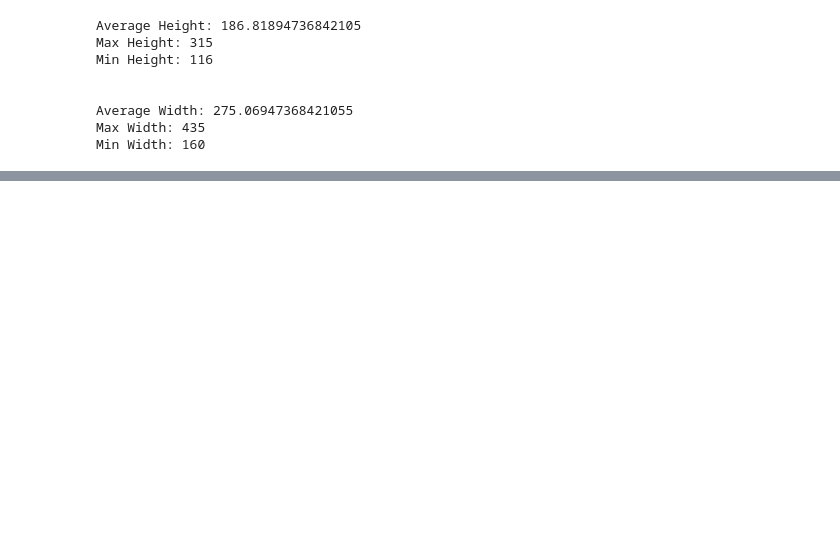
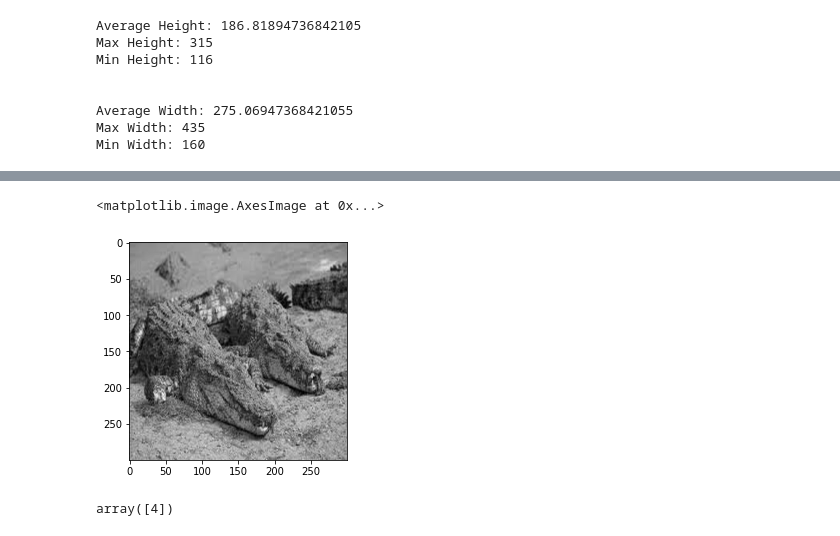
Before and after one commit to LokeshVadlamudi/DeepLearningClass, a Jupyter notebook: sparseCategorial.ipynb, the cells around one changed output, grey strips where cells are left out. Cells and saved outputs as stored; diff of their text form; code cells hidden in the pictures; blank space fills up the shorter version.

```diff
--- a/sparseCategorial.ipynb
+++ b/sparseCategorial.ipynb
@@ -405,0 +563,2 @@ Min Width: 160
+# %%
+train_data_croc = load_training_data("/content/crocs")
@@ -405,0 +569,5 @@ Min Width: 160
+# %%
+plt.imshow(train_data_croc[44][0], cmap = 'gist_gray')
+# %% [output]
+<matplotlib.image.AxesImage at 0x...>
+[figure, added]
@@ -405,0 +576,4 @@ Min Width: 160
+# %%
+train_data_donkey[0][-1]
+# %% [output]
+array([4])
```
Also changed, not shown: parts of 37 cells of this notebook.
